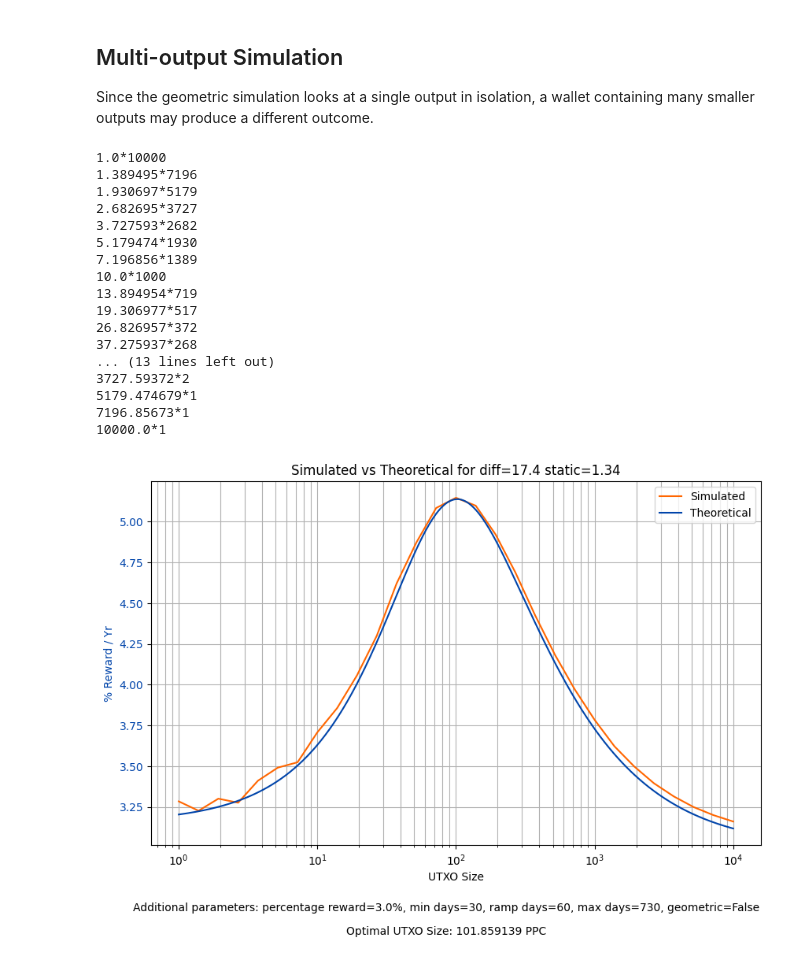
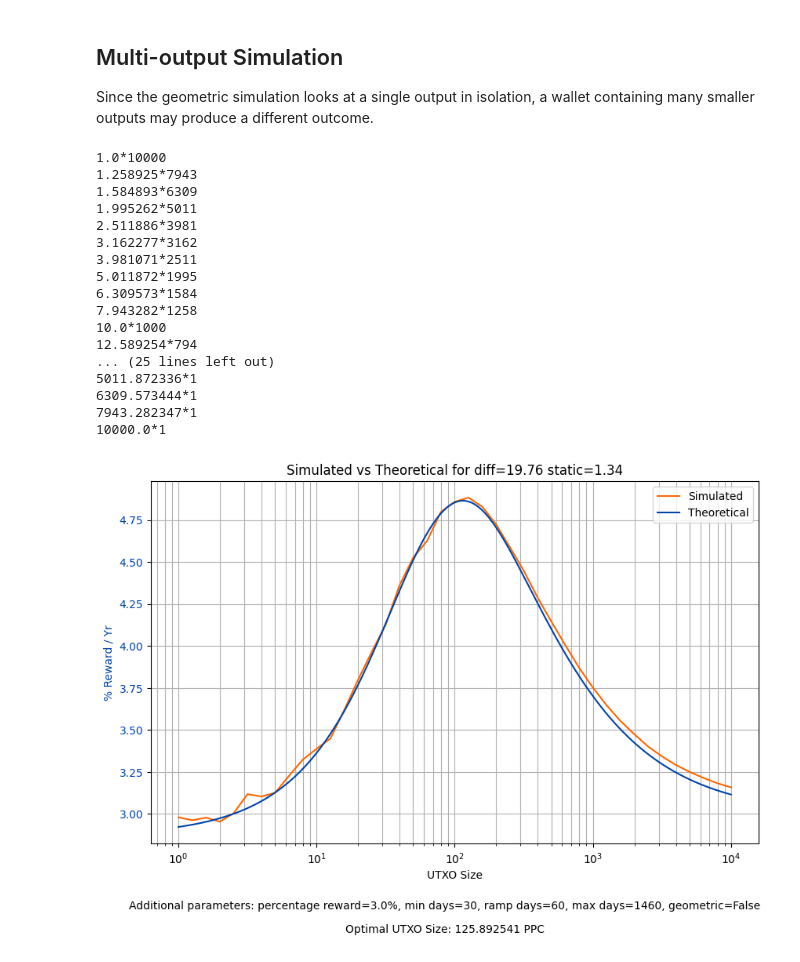
Before and after one commit to Nagalim/OptimumPeercoinUTXO, a Jupyter notebook: OptimumUTXO.ipynb, the cells around one changed output. Cells and saved outputs as stored; diff of their text form; code cells hidden in the pictures.

```diff
--- a/OptimumUTXO.ipynb
+++ b/OptimumUTXO.ipynb
@@ -44,11 +47,14 @@ DAYS_WITH_NO_MINT = DAYS + [NO_MINT_DAY]
 ## Calculate daily probability distribution
 
 Includes the rampup
+# %%
+# Max weight is the ramp up or assume a constant half day if no ramp up
+maxDayWeight = RAMP_UP if RAMP_UP > 0 else RAMP_UP+0.5
+# Offset by 0.5 to assume middle of day
+dayWeights = np.clip(np.arange(MAX_DAYS) + 0.5, 0, maxDayWeight)
+# 60/maxDayWeight normalises so that the end probability is always the same
+probSecs = dayWeights * 60/maxDayWeight / 2**32
 # %%
-# 60.5/(RAMP_UP+0.5) normalises so that the end probability is always the same
-# Offset by 0.5 to assume middle of day
-probSecs = np.array([2**224 * (min(x, RAMP_UP)+0.5) * (60.5/(RAMP_UP+0.5)) / (2**256) for x in range(MAX_DAYS)])
-
 def generateDailyProbs(outValue, diff):
 
     adj = outValue / diff
@@ -243,7 +260,7 @@ def randomDaysToMint(size):
 def calcReward(size, daysToMint):
     return 0 if daysToMint == NO_MINT_DAY else size*RELATIVE_REWARD*min(365, daysToMint)/DAYYEAR + STATIC_REWARD
 
-def multiSim(size, n, sims=100000):
+def multiSim(size, n, sims=50000):
 
     # Split if over size*2^0.5
     maxSize = size*2**0.5
@@ -289,41 +306,41 @@ def simAndPrint(size, n):
     print(f"{size}*{n}")
     return multiSim(size, n)
 # %%
-simSizes = [10**(x/7) for x in range(29)]
+simSizes = [10**(x/10) for x in range(41)]
 simulatedReward = np.fromiter((simAndPrint(x, int(10000//x)) for x in simSizes), dtype=float)
 # %% [output]
 1.0*10000
-1.389495*7196
-1.930697*5179
-2.682695*3727
-3.727593*2682
-5.179474*1930
-7.196856*1389
+1.258925*7943
+1.584893*6309
+1.995262*5011
+2.511886*3981
+3.162277*3162
+3.981071*2511
+5.011872*1995
+6.309573*1584
+7.943282*1258
 10.0*1000
-13.894954*719
-19.306977*517
-26.826957*372
-37.275937*268
-... (13 lines left out)
-3727.59372*2
-5179.474679*1
-7196.85673*1
+12.589254*794
+... (25 lines left out)
+5011.872336*1
+6309.573444*1
+7943.282347*1
 10000.0*1
 # %%
 fig, rewardAx = plt.subplots(figsize=(10, 6))
 rewardAx.set_title(f"Simulated vs Theoretical for diff={DIFF} static={STATIC_REWARD}")
 rewardAx.set_xlabel("UTXO Size")
 rewardAx.tick_params(axis ='y', labelcolor=colour)
 rewardAx.set_ylabel("% Reward / Yr", color=colour)
 
 p1, = rewardAx.plot(simSizes, simulatedReward, color="#F60", label="Simulated")
 p2, = rewardAx.plot(sizes, rewardForSizes, color="#04A", label="Theoretical")
 rewardAx.legend(handles=[p1, p2])
 
-addFigText(sizes[rewardForSizes.argmax()])
+addFigText(simSizes[simulatedReward.argmax()])
 
 plt.xscale("log")
 rewardAx.grid(which="both")
 plt.show()
 # %% [output]
-[figure, old version]
+[figure, new version]
```
Also changed, not shown: parts of 18 cells of this notebook.
